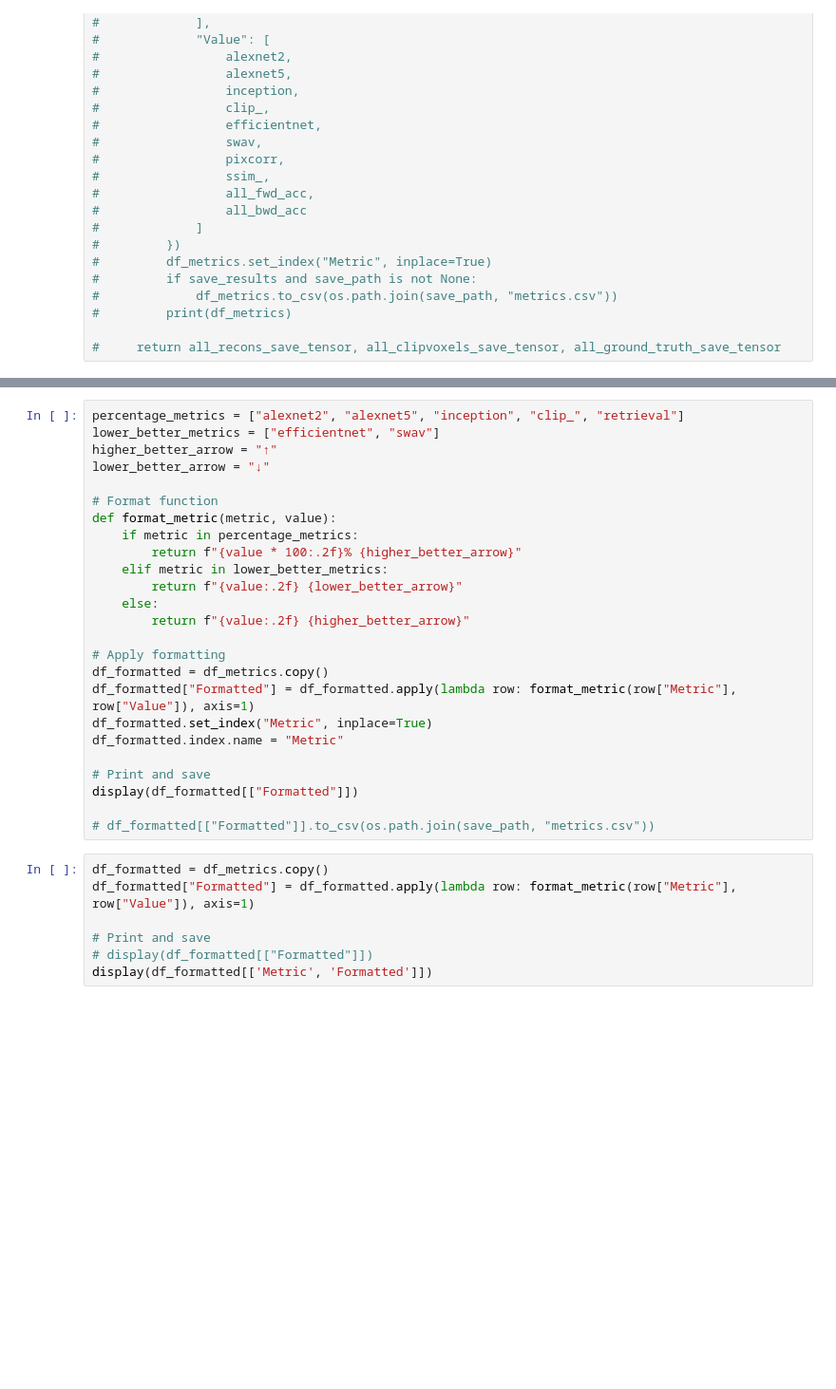
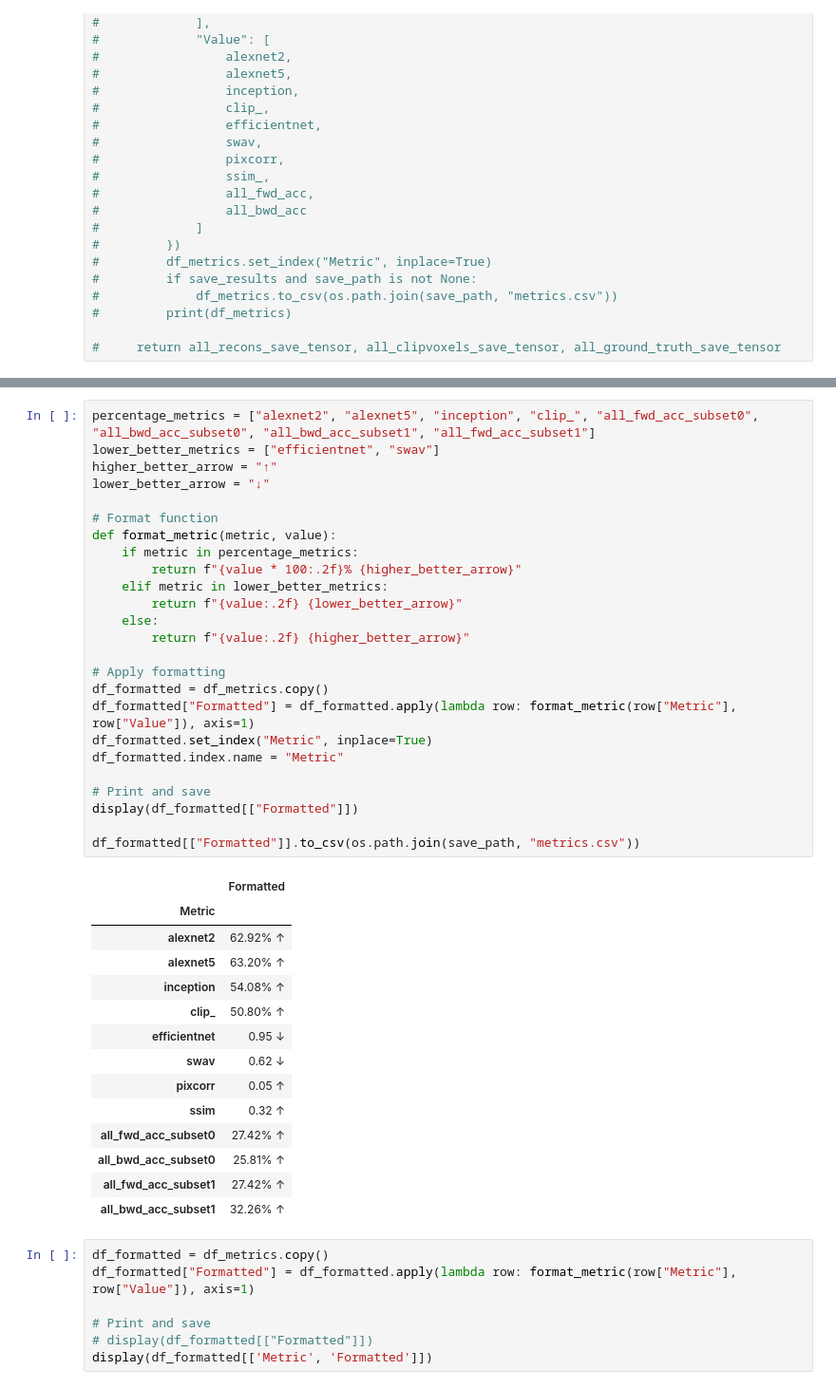
Before and after one commit to brainiak/rtcloud-projects, a Jupyter notebook: mindeye/mindeye.ipynb, the cells around one changed output, grey strips where cells are left out. Shown at 95% size. Saved outputs shown, nothing was run; the diff lists cells and outputs as text; blank space fills up the shorter version.

```diff
--- a/mindeye/mindeye.ipynb
+++ b/mindeye/mindeye.ipynb
@@ -1108,28 +1144,43 @@ df_metrics = pd.DataFrame({
 # %%
-percentage_metrics = ["alexnet2", "alexnet5", "inception", "clip_", "retrieval"]
+percentage_metrics = ["alexnet2", "alexnet5", "inception", "clip_", "all_fwd_acc_subset0", "all_bwd_acc_subset0", "all_bwd_acc_subset1", "all_fwd_acc_subset1"]
 lower_better_metrics = ["efficientnet", "swav"]
 higher_better_arrow = "↑"
 lower_better_arrow = "↓"
 
 # Format function
 def format_metric(metric, value):
     if metric in percentage_metrics:
         return f"{value * 100:.2f}% {higher_better_arrow}"
     elif metric in lower_better_metrics:
         return f"{value:.2f} {lower_better_arrow}"
     else:
         return f"{value:.2f} {higher_better_arrow}"
 
 # Apply formatting
 df_formatted = df_metrics.copy()
 df_formatted["Formatted"] = df_formatted.apply(lambda row: format_metric(row["Metric"], row["Value"]), axis=1)
 df_formatted.set_index("Metric", inplace=True)
 df_formatted.index.name = "Metric"
 
 # Print and save
 display(df_formatted[["Formatted"]])
 
-# df_formatted[["Formatted"]].to_csv(os.path.join(save_path, "metrics.csv"))
+df_formatted[["Formatted"]].to_csv(os.path.join(save_path, "metrics.csv"))
+# %% [output]
+|  | Formatted |
+| Metric |  |
+| alexnet2 | 62.92% ↑ |
+| alexnet5 | 63.20% ↑ |
+| inception | 54.08% ↑ |
+| clip_ | 50.80% ↑ |
+| efficientnet | 0.95 ↓ |
+| swav | 0.62 ↓ |
+| pixcorr | 0.05 ↑ |
+| ssim | 0.32 ↑ |
+| all_fwd_acc_subset0 | 27.42% ↑ |
+| all_bwd_acc_subset0 | 25.81% ↑ |
+| all_fwd_acc_subset1 | 27.42% ↑ |
+| all_bwd_acc_subset1 | 32.26% ↑ |
 # %%
 df_formatted = df_metrics.copy()
 df_formatted["Formatted"] = df_formatted.apply(lambda row: format_metric(row["Metric"], row["Value"]), axis=1)
```
Also changed, not shown: parts of 2 cells of this notebook.
